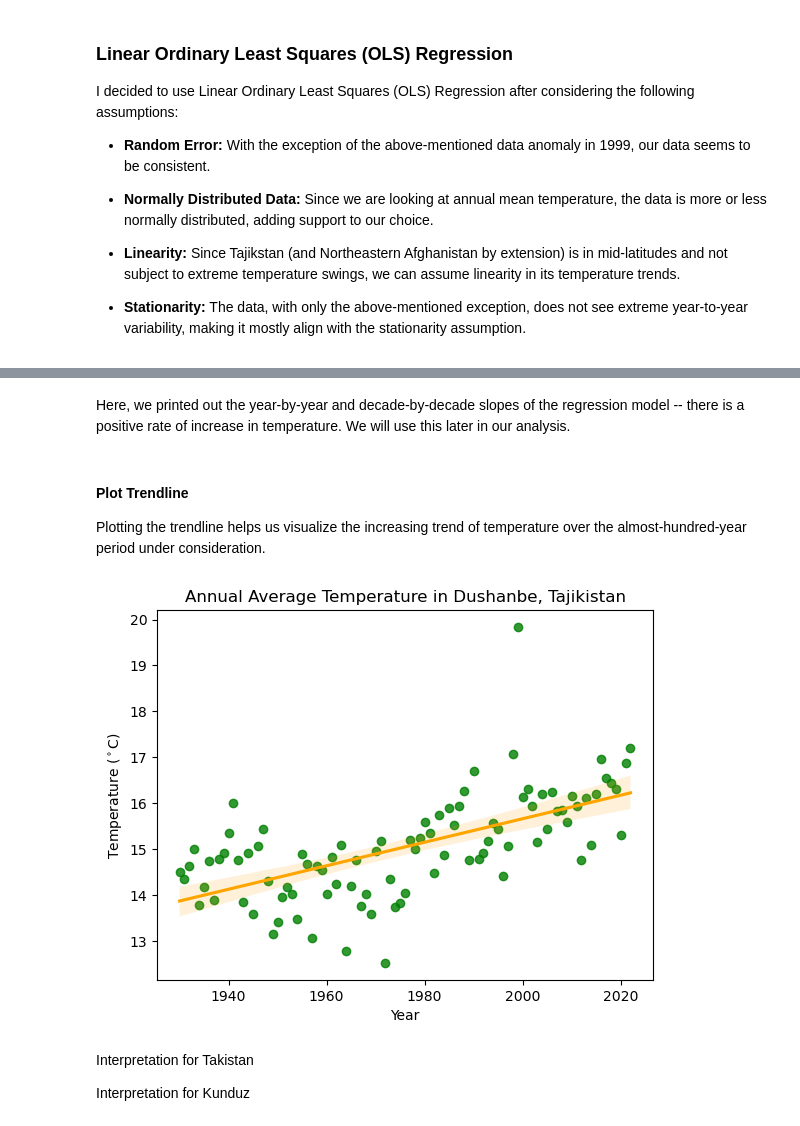
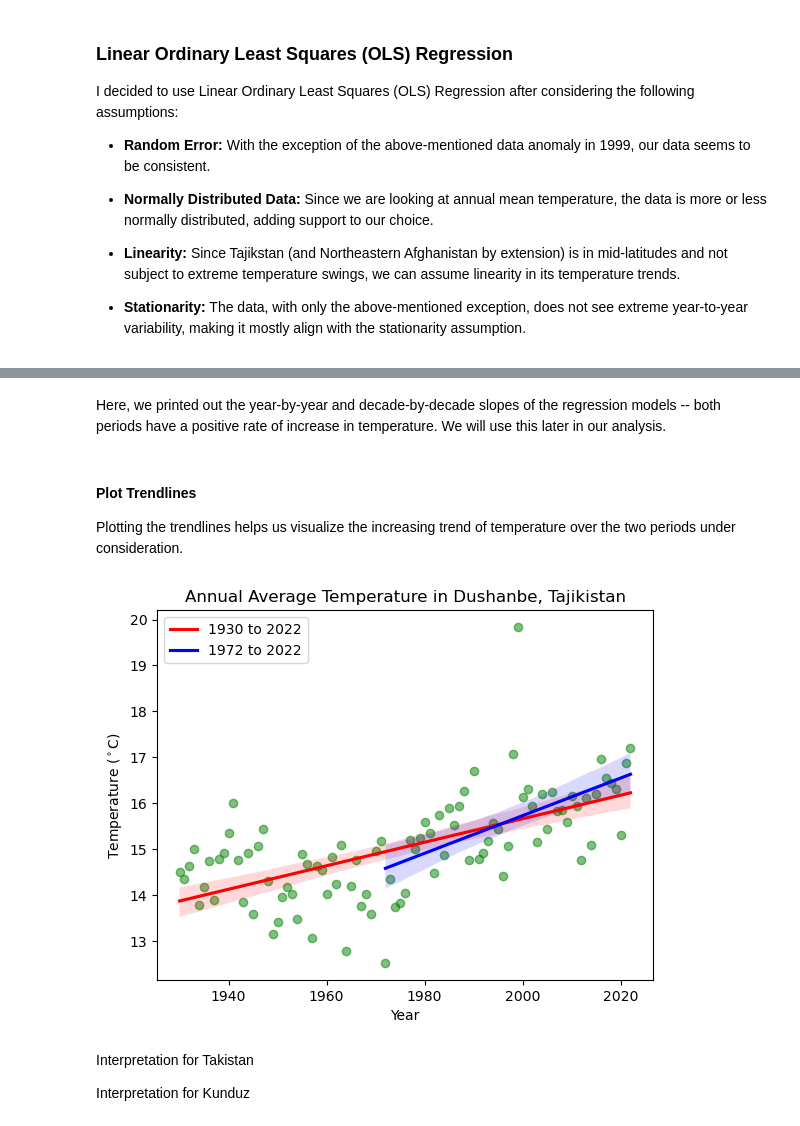
Before and after one commit to hakimsaad9387/01-climate-fall-template, a Jupyter notebook: 06-climate-portfolio.ipynb, the cells around one changed output, grey strips where cells are left out. Cells and saved outputs as stored; diff of their text form; code cells hidden in the pictures.

Commit message:
created trendlines for two periods

```diff
--- a/06-climate-portfolio.ipynb
+++ b/06-climate-portfolio.ipynb
@@ -396,35 +426,53 @@ Slope: 0.255808421121539 degrees per decade
 # %% [markdown]
-Here, we printed out the year-by-year and decade-by-decade slopes of the regression model -- there is a positive rate of increase in temperature. We will use this later in our analysis.
+Here, we printed out the year-by-year and decade-by-decade slopes of the regression models -- both periods have a positive rate of increase in temperature. We will use this later in our analysis.
 # %% [markdown]
-#### Plot Trendline
-Plotting the trendline helps us visualize the increasing trend of temperature over the almost-hundred-year period under consideration.
+#### Plot Trendlines
+Plotting the trendlines helps us visualize the increasing trend of temperature over the two periods under consideration.
-# %%
-### plot data
-ax = sns.regplot(
-    x = dush_ann_temp_df.index.year,
-    y = dush_ann_temp_df.avg_temp_cel,
-
-    ### change data points color
-    scatter_kws={'color': 'green'},
-
-    ### change trendline color
-    line_kws={'color': 'orange'}
-)
-
-### make labels
-ax.set(
-    title = 'Annual Average Temperature in Dushanbe, Tajikistan',
-    xlabel = 'Year',
-    ylabel = 'Temperature ($^\circ$C)',
-)
-
-### save your plot
-plt.savefig('/workspaces/01-climate-fall-template/ann_avg_temp_tl_Dushanbe.jpeg')
-
-### plot it
-plt.show()
-# %% [output]
-[figure, removed]
+# %%
+### visualize data and trendline for both time ranges
+
+### make a single scatter plot for the longer period
+plt.scatter(
+    dush_ann_temp_df.index.year,
+    dush_ann_temp_df.avg_temp_cel,
+    color='green',
+    alpha=0.5
+)
+
+
+### make a list of colors for the trendlines
+colors = ['red', 'blue']
+
+
+### plot trendlines for both time ranges on the same plot
+for i, df in enumerate([dush_ann_temp_df, dush_temp_df_1972_2022]):
+
+    ### plot trendline
+    sns.regplot(
+        x = df.index.year,
+        y = df.avg_temp_cel,
+
+        ### Disable scatter points to avoid overlapping points
+        scatter = False,
+
+        ### set different trendline colors
+        line_kws = {'color': colors[i]},
+
+        ### set relevant labels for the trendlines
+        label = f'{df.index.year.min()} to {df.index.year.max()}'
+    )
+
+
+### set plot title and axis labels
+plt.title('Annual Average Temperature in Dushanbe, Tajikistan')
+plt.xlabel('Year')
+plt.ylabel('Temperature ($^\\circ$C)')
+
+
+plt.legend()
+plt.show()
+# %% [output]
+[figure, added]
 # %% [markdown]
 Interpretation for Takistan
 
```
Also changed, not shown: parts of 6 cells of this notebook, 1 other file.
